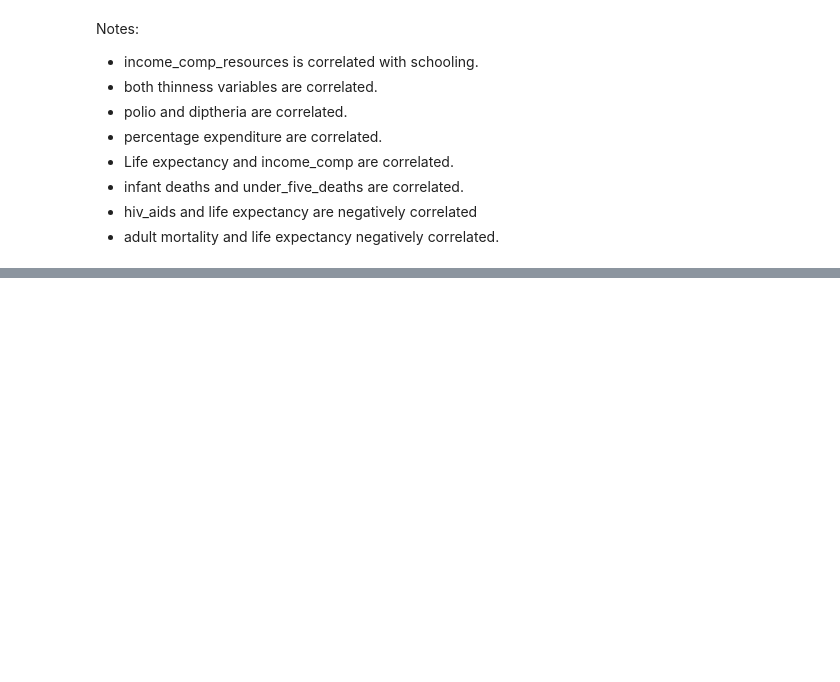
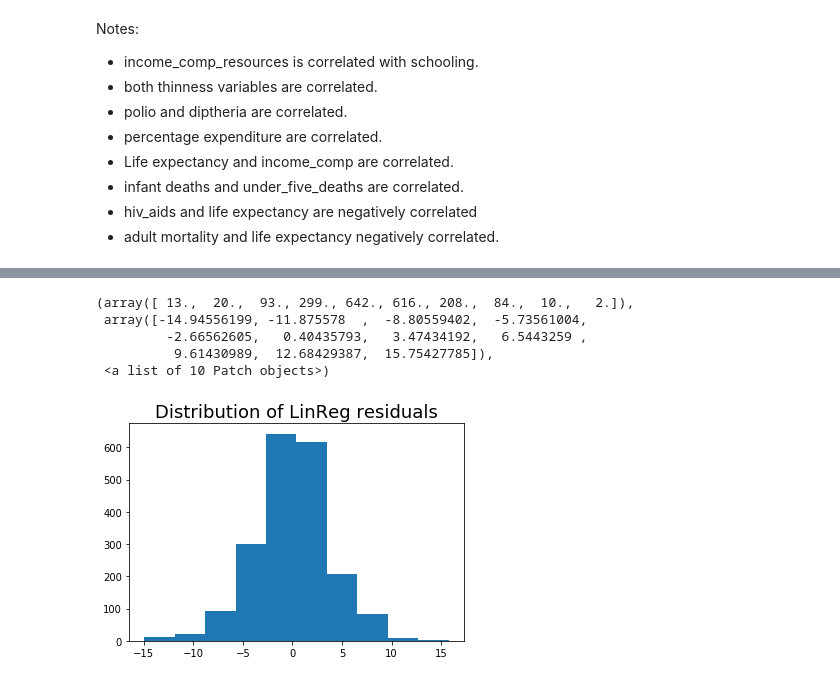
Before and after one commit to jvntra/Predicting_Global_Health_Outcomes, a Jupyter notebook: GlobalHealthOutcomes_final.ipynb, the cells around one changed output, grey strips where cells are left out. Saved outputs shown, nothing was run; the diff lists cells and outputs as text; code cells hidden in the pictures; blank space fills up the shorter version.

```diff
--- a/GlobalHealthOutcomes_final.ipynb
+++ b/GlobalHealthOutcomes_final.ipynb
@@ -733,0 +724,10 @@ plt.savefig('polioimm_v_life_expectancy.png',dpi=300)
+# %%
+plt.title('Distribution of LinReg residuals',fontsize=18)
+plt.hist(lr_f_model.resid)
+# %% [output]
+(array([ 13.,  20.,  93., 299., 642., 616., 208.,  84.,  10.,   2.]),
+ array([-14.94556199, -11.875578  ,  -8.80559402,  -5.73561004,
+         -2.66562605,   0.40435793,   3.47434192,   6.5443259 ,
+          9.61430989,  12.68429387,  15.75427785]),
+ <a list of 10 Patch objects>)
+[figure, added]
```
Also changed, not shown: parts of 13 cells of this notebook.
